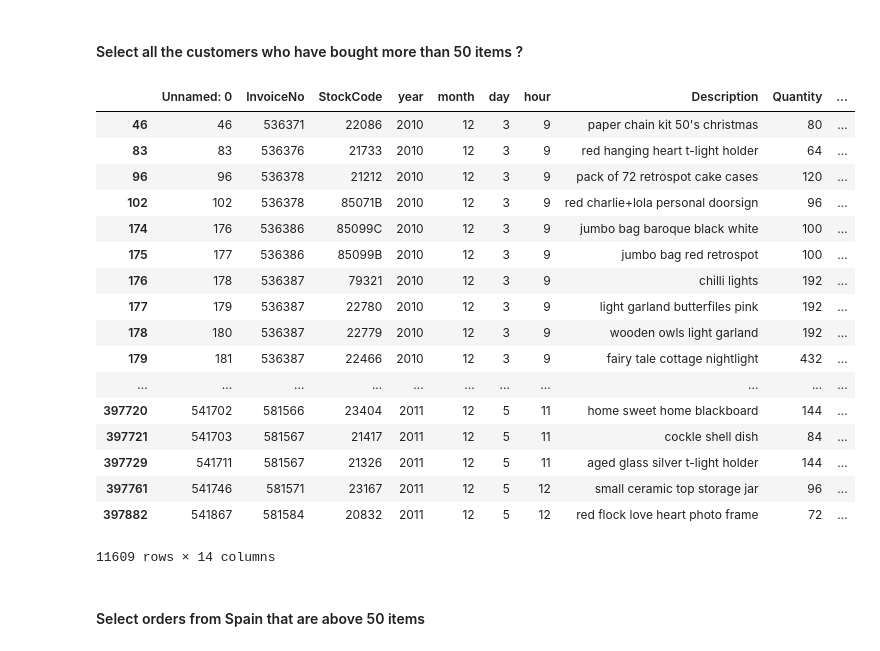
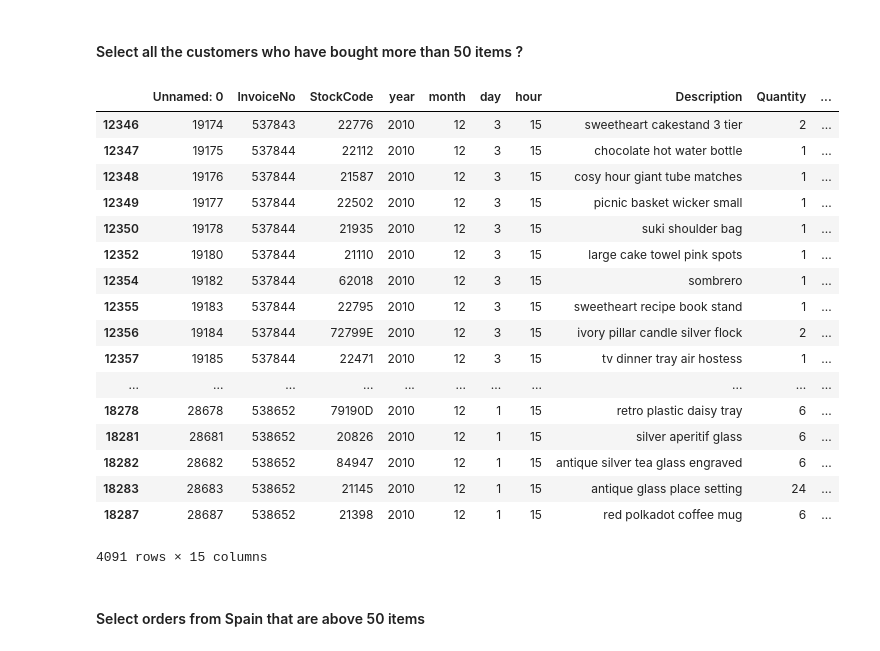
Before and after one commit to marinapm90/data-labs, a Jupyter notebook: module-2/lab-subsetting-and-descriptive-stats/your-code/main.ipynb, the cells around one changed output. Cells and saved outputs as stored; diff of their text form; code cells hidden in the pictures.

```diff
--- a/module-2/lab-subsetting-and-descriptive-stats/your-code/main.ipynb
+++ b/module-2/lab-subsetting-and-descriptive-stats/your-code/main.ipynb
@@ -454,26 +462,29 @@ Name: Country, dtype: int64
 #### Select all the customers who have bought more than 50 items ?
 # %%
 # your answer here
-orders[orders['Quantity'] > 50]
+
+orders['sum_amount']= orders.groupby(by='CustomerID').agg({'Quantity':['sum']})
+
+orders[orders['sum_amount'] > 50]
 # %% [output]
 |  | Unnamed: 0 | InvoiceNo | StockCode | year | month | day | hour | Description | Quantity | ... |
-| 46 | 46 | 536371 | 22086 | 2010 | 12 | 3 | 9 | paper chain kit 50's christmas | 80 | ... |
-| 83 | 83 | 536376 | 21733 | 2010 | 12 | 3 | 9 | red hanging heart t-light holder | 64 | ... |
-| 96 | 96 | 536378 | 21212 | 2010 | 12 | 3 | 9 | pack of 72 retrospot cake cases | 120 | ... |
-| 102 | 102 | 536378 | 85071B | 2010 | 12 | 3 | 9 | red charlie+lola personal doorsign | 96 | ... |
-| 174 | 176 | 536386 | 85099C | 2010 | 12 | 3 | 9 | jumbo bag baroque black white | 100 | ... |
-| 175 | 177 | 536386 | 85099B | 2010 | 12 | 3 | 9 | jumbo bag red retrospot | 100 | ... |
-| 176 | 178 | 536387 | 79321 | 2010 | 12 | 3 | 9 | chilli lights | 192 | ... |
-| 177 | 179 | 536387 | 22780 | 2010 | 12 | 3 | 9 | light garland butterfiles pink | 192 | ... |
-| 178 | 180 | 536387 | 22779 | 2010 | 12 | 3 | 9 | wooden owls light garland | 192 | ... |
-| 179 | 181 | 536387 | 22466 | 2010 | 12 | 3 | 9 | fairy tale cottage nightlight | 432 | ... |
+| 12346 | 19174 | 537843 | 22776 | 2010 | 12 | 3 | 15 | sweetheart cakestand 3 tier | 2 | ... |
+| 12347 | 19175 | 537844 | 22112 | 2010 | 12 | 3 | 15 | chocolate hot water bottle | 1 | ... |
+| 12348 | 19176 | 537844 | 21587 | 2010 | 12 | 3 | 15 | cosy hour giant tube matches | 1 | ... |
+| 12349 | 19177 | 537844 | 22502 | 2010 | 12 | 3 | 15 | picnic basket wicker small | 1 | ... |
+| 12350 | 19178 | 537844 | 21935 | 2010 | 12 | 3 | 15 | suki shoulder bag | 1 | ... |
+| 12352 | 19180 | 537844 | 21110 | 2010 | 12 | 3 | 15 | large cake towel pink spots | 1 | ... |
+| 12354 | 19182 | 537844 | 62018 | 2010 | 12 | 3 | 15 | sombrero | 1 | ... |
+| 12355 | 19183 | 537844 | 22795 | 2010 | 12 | 3 | 15 | sweetheart recipe book stand | 1 | ... |
+| 12356 | 19184 | 537844 | 72799E | 2010 | 12 | 3 | 15 | ivory pillar candle silver flock | 2 | ... |
+| 12357 | 19185 | 537844 | 22471 | 2010 | 12 | 3 | 15 | tv dinner tray air hostess | 1 | ... |
 | ... | ... | ... | ... | ... | ... | ... | ... | ... | ... | ... |
-| 397720 | 541702 | 581566 | 23404 | 2011 | 12 | 5 | 11 | home sweet home blackboard | 144 | ... |
-| 397721 | 541703 | 581567 | 21417 | 2011 | 12 | 5 | 11 | cockle shell dish | 84 | ... |
-| 397729 | 541711 | 581567 | 21326 | 2011 | 12 | 5 | 11 | aged glass silver t-light holder | 144 | ... |
-| 397761 | 541746 | 581571 | 23167 | 2011 | 12 | 5 | 12 | small ceramic top storage jar | 96 | ... |
-| 397882 | 541867 | 581584 | 20832 | 2011 | 12 | 5 | 12 | red flock love heart photo frame | 72 | ... |
+| 18278 | 28678 | 538652 | 79190D | 2010 | 12 | 1 | 15 | retro plastic daisy tray | 6 | ... |
+| 18281 | 28681 | 538652 | 20826 | 2010 | 12 | 1 | 15 | silver aperitif glass | 6 | ... |
+| 18282 | 28682 | 538652 | 84947 | 2010 | 12 | 1 | 15 | antique silver tea glass engraved | 6 | ... |
+| 18283 | 28683 | 538652 | 21145 | 2010 | 12 | 1 | 15 | antique glass place setting | 24 | ... |
+| 18287 | 28687 | 538652 | 21398 | 2010 | 12 | 1 | 15 | red polkadot coffee mug | 6 | ... |
-11609 rows × 14 columns
+4091 rows × 15 columns
 # %% [markdown]
 #### Select orders from Spain that are above 50 items
 # %%
```
Also changed, not shown: parts of 5 cells of this notebook.
